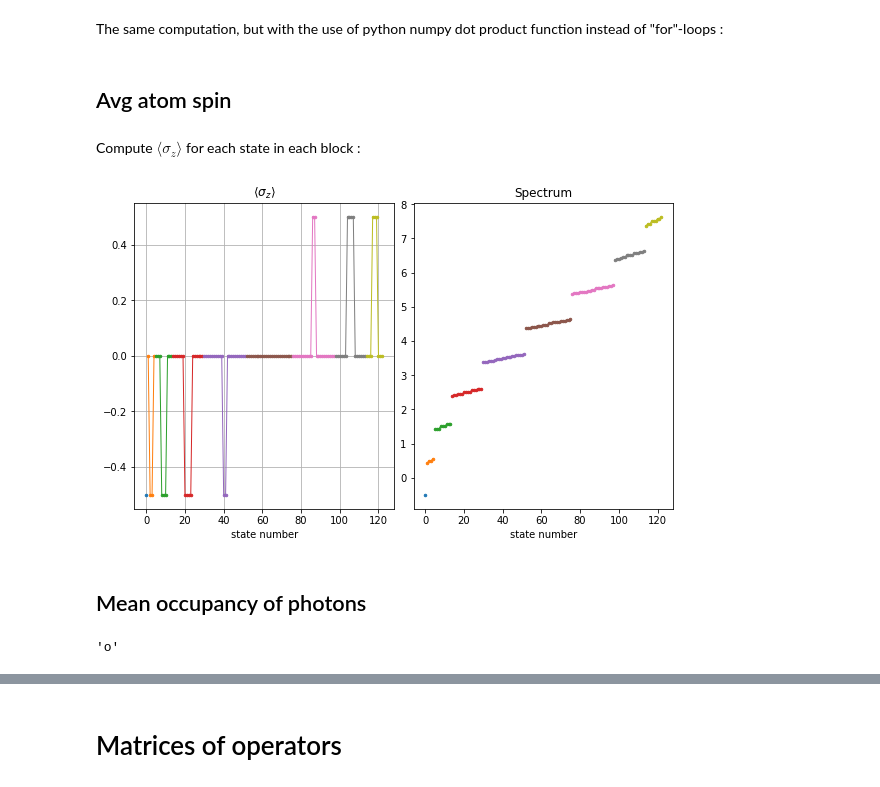
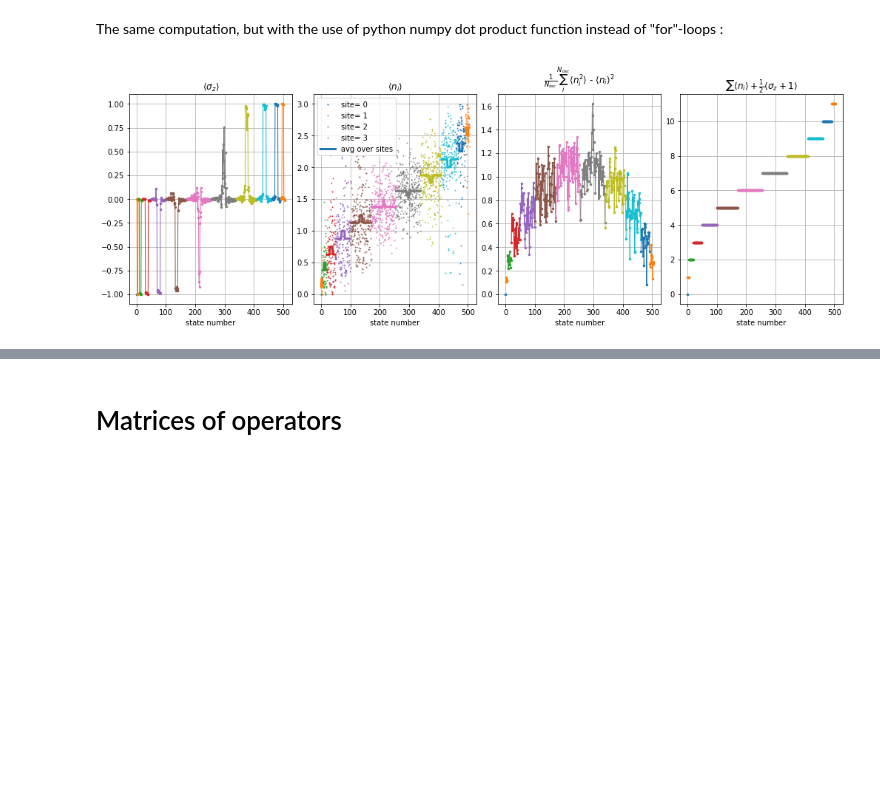
Before and after one commit to anastasiaGor/turbulence_data_notebooks, a Jupyter notebook: Atom-photon Hamiltonian/blocks_atom_multiple_photons.ipynb, the cells around one changed output, grey strips where cells are left out. Saved outputs shown, nothing was run; the diff lists cells and outputs as text; code cells hidden in the pictures; blank space fills up the shorter version.

Commit message:
fixed sparse matrices
+ arranged plots

```diff
--- a/Atom-photon Hamiltonian/blocks_atom_multiple_photons.ipynb
+++ b/Atom-photon Hamiltonian/blocks_atom_multiple_photons.ipynb
@@ -290,7 +296,7 @@ plt.show()
 # %%
-fig, ax = plt.subplots(nrows=1, ncols=1, constrained_layout=True,figsize=(4.5,3.5))
-N_block={3,4,5}
-for i in N_block :
-    ax.plot(blocks_rotating_wave[i]['states'], blocks_rotating_wave[i]['eigenvals'], '.-')
-ax.set(title=r'Three blocks $N_b$=' + str(N_block), xlabel='state number', ylabel='eigenvalue'); ax.grid()
-plt.show()
+# fig, ax = plt.subplots(nrows=1, ncols=1, constrained_layout=True,figsize=(4.5,3.5))
+# N_block={3,4,5}
+# for i in N_block :
+#     ax.plot(blocks_rotating_wave[i]['states'], blocks_rotating_wave[i]['eigenvals'], '.-')
+# ax.set(title=r'Three blocks $N_b$=' + str(N_block), xlabel='state number', ylabel='eigenvalue'); ax.grid()
+# plt.show()
@@ -299,4 +303,4 @@ plt.show()
 # %%
-for i, block in enumerate(blocks_rotating_wave[4:5]) :
-    for state in block['boson_states_spin_up'] :
-        print(basis_osc.int_to_state(state))
+# for i, block in enumerate(blocks_rotating_wave[4:5]) :
+#     for state in block['boson_states_spin_up'] :
+#         print(basis_osc.int_to_state(state))
@@ -314,4 +307,4 @@ for i, block in enumerate(blocks_rotating_wave[4:5]) :
 # %%
-for i, block in enumerate(blocks_rotating_wave[4:5]) :
-    for state in block['boson_states_spin_down'] :
-        print(basis_osc.int_to_state(state))
+# for i, block in enumerate(blocks_rotating_wave[4:5]) :
+#     for state in block['boson_states_spin_down'] :
+#         print(basis_osc.int_to_state(state))
@@ -366,26 +346,24 @@ for i, block in enumerate(blocks_rotating_wave) :
     block['ni_fluct'] = np.dot((get_occupancy_on_site(range(N_osc),state_integers,N_lev)**2),(block['eigenvectors']**2)) - block['ni_mean']**2
 
     # average atom spin
-    spins = 0.5*np.concatenate((np.full(len(block['boson_states_spin_up']),1.), np.full(len(block['boson_states_spin_down']),-1.)))
+    spins = np.concatenate((np.full(len(block['boson_states_spin_up']),1.), np.full(len(block['boson_states_spin_down']),-1.)))
     block['spin_mean'] = np.dot(spins, block['eigenvectors']**2)
-# %% [markdown]
-## Avg atom spin
-# %% [markdown]
-Compute $\langle \sigma_z \rangle$ for each state in each block :
 # %%
-fig, ax = plt.subplots(nrows=1, ncols=2, constrained_layout=True,figsize=(8,5))
+fig, ax = plt.subplots(nrows=1, ncols=4, constrained_layout=True,figsize=(14,5))
 
 for i, block in enumerate(blocks_rotating_wave) :
-    ax[0].plot(block['states'], block['spin_mean'], '.-', lw=1., ms=5.0)
-    ax[1].plot(block['states'], block['eigenvals'], '.-', lw=1., ms=5.0)
+    block_color = colors[i%len(colors)]
+    ax[0].plot(block['states'], block['spin_mean'], '.-', lw=1., ms=5.0, color=block_color)
+    for site in range(N_osc) :
+        ax[1].plot(block['states'], block['ni_mean'][site,:], marker=Line2D.filled_markers[site], lw=0, ms=1., color=block_color, label='site=%2.0f'%site)
+    ax[1].plot(block['states'], np.mean(block['ni_mean'], axis=0), '-', lw=3., color=block_color, label='avg over sites')
+    if i==0 : ax[1].legend()
+    ax[2].plot(block['states'], np.mean(block['ni_fluct'], axis=0), '.-', lw=1., ms=5.0, color=block_color)
+    ax[3].plot(block['states'], np.sum(block['ni_mean'][:,:], axis=0) + 0.5*(block['spin_mean']+1), '.-', lw=1., ms=5.0)
 ax[0].set(title=r'$\langle \sigma_z \rangle$', xlabel='state number'); ax[0].grid()
-ax[1].set(title='Spectrum', xlabel='state number'); ax[1].grid(False)
+ax[1].set(title=r'$\langle n_i \rangle$', xlabel='state number'); ax[1].grid()
+ax[2].set(title=r'$\frac{1}{N_{osc}}\sum_{i}^{N_{osc}}\langle n_i^2 \rangle$ - $\langle n_i \rangle^2$', xlabel='state number'); ax[2].grid()
+ax[3].set(title=r'$\sum \langle n_i \rangle + \frac{1}{2} \langle \sigma_z + 1\rangle$', xlabel='state number'); ax[3].grid()
 plt.show()
 # %% [output]
-[figure, old version]
+[figure, new version]
-# %% [markdown]
-## Mean occupancy of photons
-# %%
-Line2D.filled_markers[0]
-# %% [output]
-'o'
```
Also changed, not shown: parts of 30 cells of this notebook.
